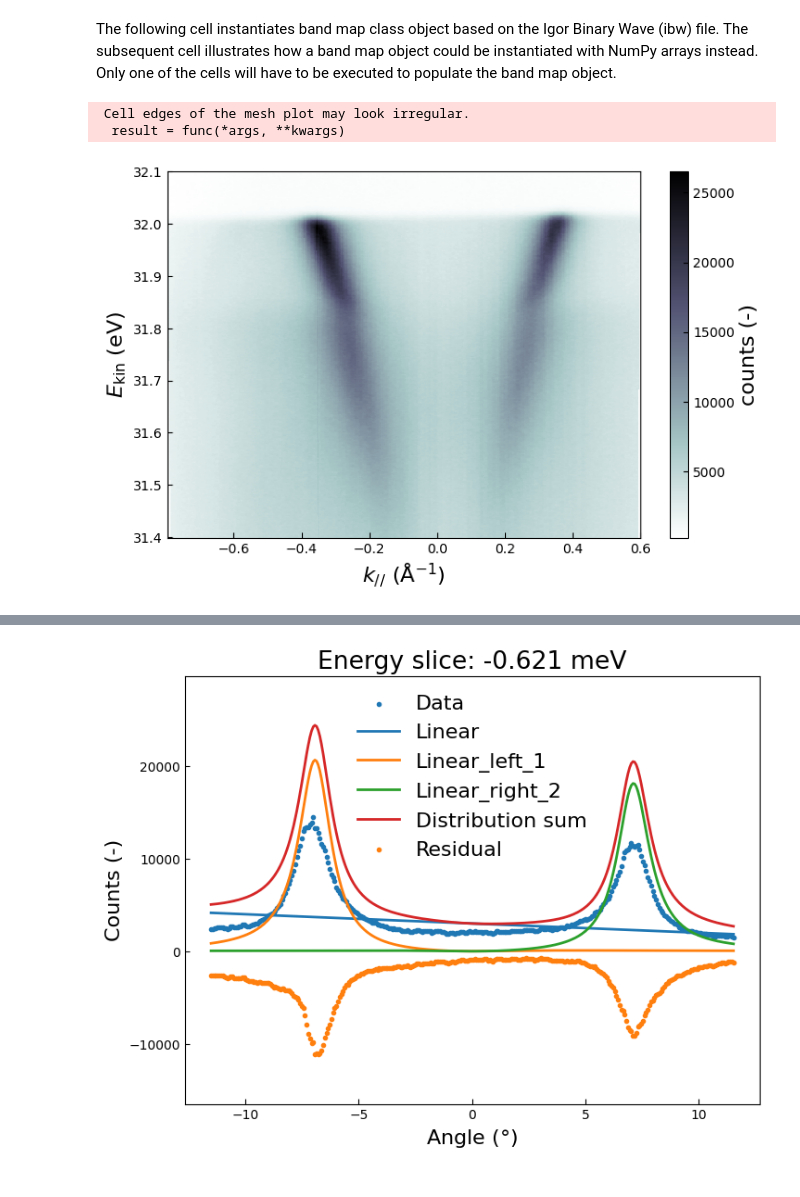
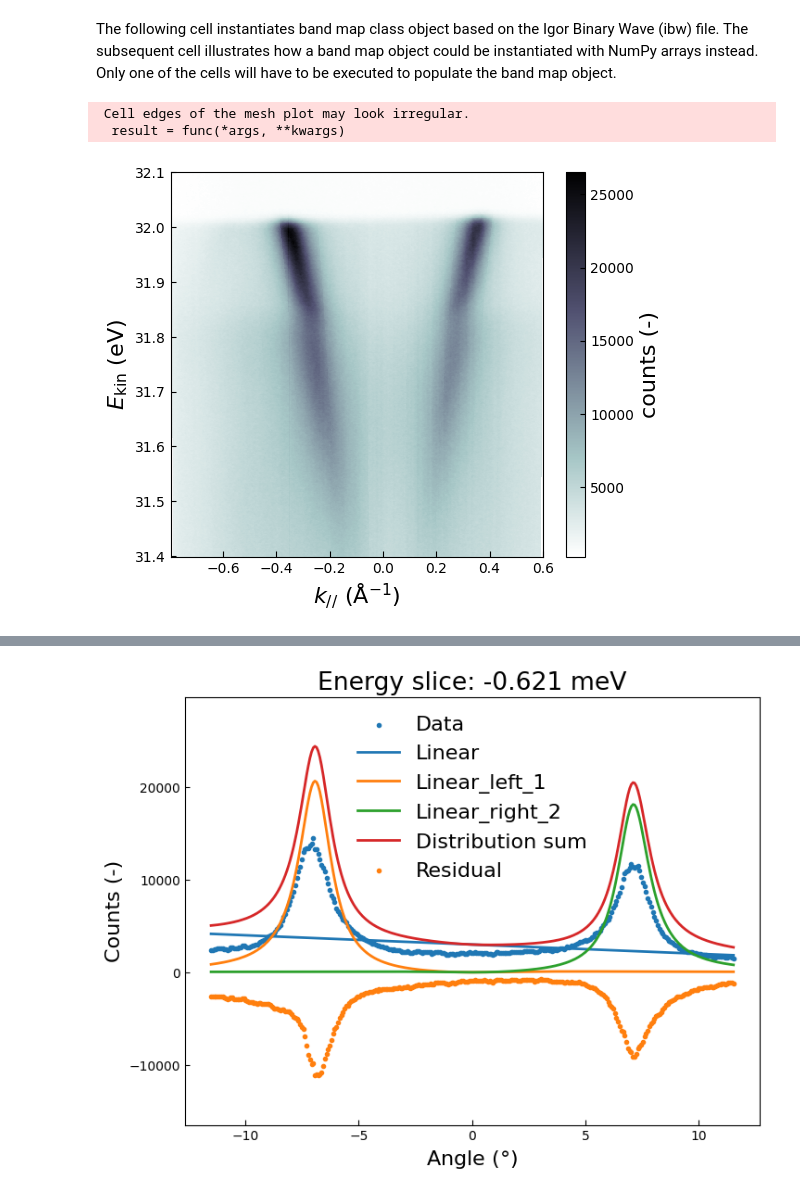
Before and after one commit to masaharutennis/xARPES, a Jupyter notebook: doc/notebooks/graphene.ipynb, the cells around one changed output, grey strips where cells are left out. Saved outputs shown, nothing was run; the diff lists cells and outputs as text; code cells hidden in the pictures.

```diff
--- a/doc/notebooks/graphene.ipynb
+++ b/doc/notebooks/graphene.ipynb
@@ -29,18 +31,16 @@ The following cell instantiates band map class object based on the Igor Binary W
 # %%
 %matplotlib inline
 
 bmap = xarpes.BandMap.from_ibw_file(data_file_path, energy_resolution=0.01,
         angle_resolution=0.1, temperature=50)
 
 bmap.shift_angles(shift=-2.28)
 
-fig = plt.figure(figsize=(8, 5)); ax = fig.gca()
-
-fig = bmap.plot(abscissa='momentum', ordinate='kinetic_energy', ax=ax)
+fig = bmap.plot(abscissa='momentum', ordinate='kinetic_energy', size_kwargs=dict(w=6, h=5))
 # %% [output]
  Cell edges of the mesh plot may look irregular.
   result = func(*args, **kwargs)
-[figure, old version]
+[figure, new version]
 # %%
 # %matplotlib inline
 
```
Also changed, not shown: parts of 9 cells of this notebook, 10 other files.
